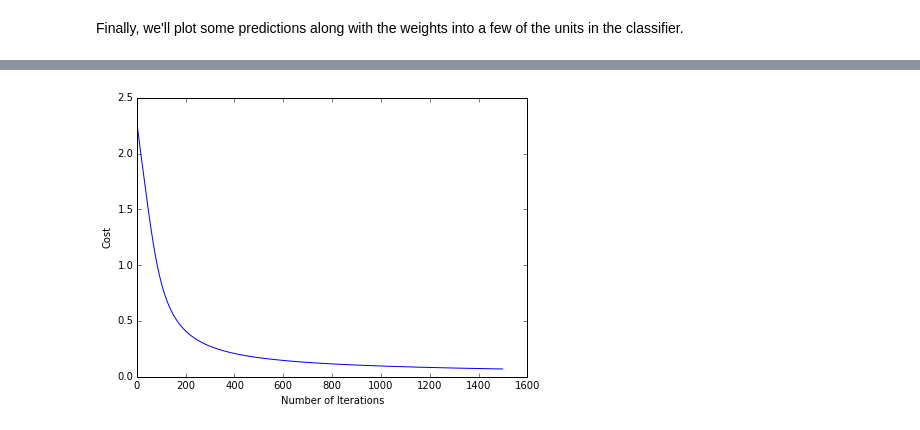
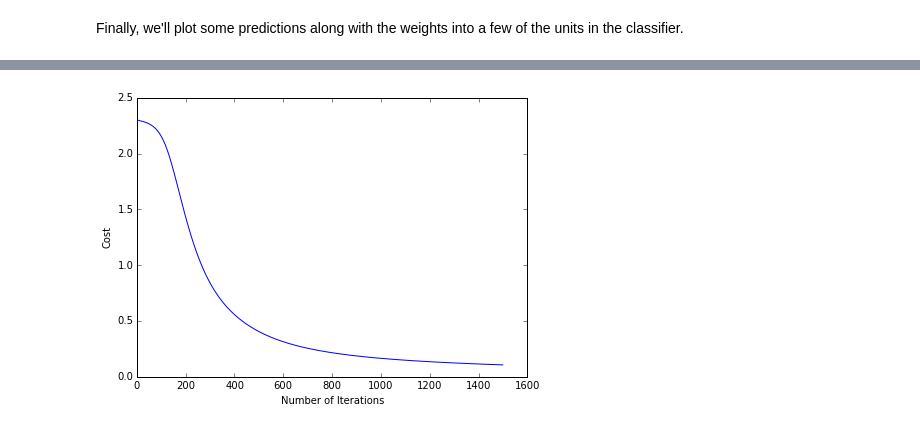
Before and after one commit to pblouw/stat-946, a Jupyter notebook: Backpropogation.ipynb, the cells around one changed output, grey strips where cells are left out. Cells and saved outputs as stored; diff of their text form; code cells hidden in the pictures.

```diff
--- a/Backpropogation.ipynb
+++ b/Backpropogation.ipynb
@@ -153,7 +171,9 @@ classifier = LogisticRegression(d, 10)
 
 print 'Initial Test Accuracy: ', classifier.test_accuracy(test_data, test_targs)
 
-classifier.train(train_data, train_targs, iters=100)
+classifier.train(train_data, train_targs, iters=200)
 
 print 'Final Test Accuracy: ', classifier.test_accuracy(test_data, test_targs)
+
+classifier.plot_costs()
 # %% [output]
@@ -201,64 +222,72 @@ Next, to improve the performance of the classifier, we'll add a hidden layer of
 class NeuralNetwork(Model):
     """
     A three layer neural network for performing classification.
+
+    Parameters:
+    -----------
+    n_in : int
+        The dimensionality of the input vectors being classified.
+    n_hid : int
+        The dimensionality of the hidden layer of the network.
+    n_out : int
+        The dimensionality of the output vector that encodes a classification
+        decision. (i.e. a probability distribution over labels)
+    eps : float, optional
+        Scaling factor on random weight initialization. By default, the weights
+        are chosen from a uniform distribution on the interval [-0.1, 0.1].
     """
-    def __init__(self, n_in, n_hid, n_out, eps=0.2):
-        self.w1 = np.random.random((n_hid, n_in+1))*eps*2 - eps
-        self.w2 = np.random.random((n_out, n_hid+1))*eps*2 - eps
+    def __init__(self, n_in, n_hid, n_out, eps=0.1):
+        self.w1 = np.random.random((n_hid, n_in+1))*eps*2-eps
+        self.w2 = np.random.random((n_out, n_hid+1))*eps*2-eps
         self.costs = []
 
-    def softmax(self, weights, activities):
-        logit = np.dot(weights, activities)
-        return np.exp(logit) / np.sum(np.exp(logit), axis=0)
+    def train(self, data, targs, iters, rate=0.3):
+        n = float(len(data))
+        t = self.binarize(targs)
 
-    def train(self, data, targs, iters, rate=0.3):
         for _ in range(iters):
-            # Compute activations and gradients
-            hidden = self.sigmoid(np.dot(self.w1, data.T))
-            hidden = np.append(np.ones((1,len(data))), hidden, axis=0)
+            # Compute activations
+            yj = self.sigmoid(np.dot(self.w1, data.T))
+            yj = np.append(np.ones((1, n)), yj, axis=0)
+            yk = self.softmax(np.dot(self.w2, yj))
 
-            output = self.softmax(self.w2, hidden)
-            target = self.targets_to_matrix(targs)
+            # Compute gradients
+            yk_grad = yk-t
+            yj_grad = np.dot(self.w2.T, yk_grad) * (yj*(1-yj))
+            yj_grad = yj_grad[1:,:] # Ignore bias unit
+            w2_grad = np.dot(yk_grad, yj.T) / n
+            w1_grad = np.dot(yj_grad, data) / n
 
-            Cy_grad = output-target
-            Ch_grad = np.dot(self.w2.T, Cy_grad) * (hidden*(1-hidden))
-            Ch_grad = Ch_grad[1:,:] # Ignore bias unit
-
-            w2_grad = np.dot(Cy_grad, hidden.T) / float(len(data))
-            w1_grad = np.dot(Ch_grad, data) / float(len(data))
-
+            # Update weights
             self.w1 += -rate * w1_grad
             self.w2 += -rate * w2_grad
 
+            # Log the cost of the current weights
             self.costs.append(self.get_cost(data, targs))
 
     def get_cost(self, data, targs):
-        hidden = self.sigmoid(np.dot(self.w1, data.T))
-        hidden = np.append(np.ones((1,len(data))), hidden, axis=0)
-
-        output = self.softmax(self.w2, hidden)
-        target = self.targets_to_matrix(targs)
-        return np.sum(-np.log(output) * target) / float(len(data))
+        n = float(len(data))
+        t = self.binarize(targs)
+        yj = self.sigmoid(np.dot(self.w1, data.T))
+        yj = np.append(np.ones((1, n)), yj, axis=0)
+        yk = self.softmax(np.dot(self.w2, yj))
+        return np.sum(-np.log(yk) * t) / n
 
     def predict(self, data):
-        hidden = self.sigmoid(np.dot(self.w1, data.T))
-        hidden = np.append(np.ones((1,len(data))), hidden, axis=0)
-        output = self.softmax(self.w2, hidden)
-        return np.argmax(output, axis=0)
+        yj = self.sigmoid(np.dot(self.w1, data.T))
+        yj = np.append(np.ones((1,len(data))), yj, axis=0)
+        t = self.softmax(np.dot(self.w2, yj))
+        return np.argmax(t, axis=0)
 
     def test_accuracy(self, data, targs):
         correct = sum(np.equal(self.predict(data), targs))
         return correct / float(len(targs))
 
 # Train the model and display results
-classifier = NeuralNetwork(64, 200, 10)
+classifier = NeuralNetwork(64, 20, 10)
 print 'Initial Test Accuracy: ', classifier.test_accuracy(test_data, test_targs)
 classifier.train(train_data, train_targs, iters=1500)
+
 print 'Final Test Accuracy: ', classifier.test_accuracy(test_data, test_targs)
-
-plt.figure(figsize=(7,5))
-plt.plot(np.arange(len(classifier.costs)), classifier.costs)
-plt.ylabel('Cost')
-plt.xlabel('Number of Iterations')
-plt.show()
+classifier.plot_costs()
 # %% [output]
@@ -267,4 +296,4 @@ Final Test Accuracy:  0.9
-[figure, old version]
+[figure, new version]
 # %%
 # Plot predictions for previously shown display items
 predictions = classifier.predict(train_data)[indices]
```
Also changed, not shown: parts of 12 cells of this notebook.
